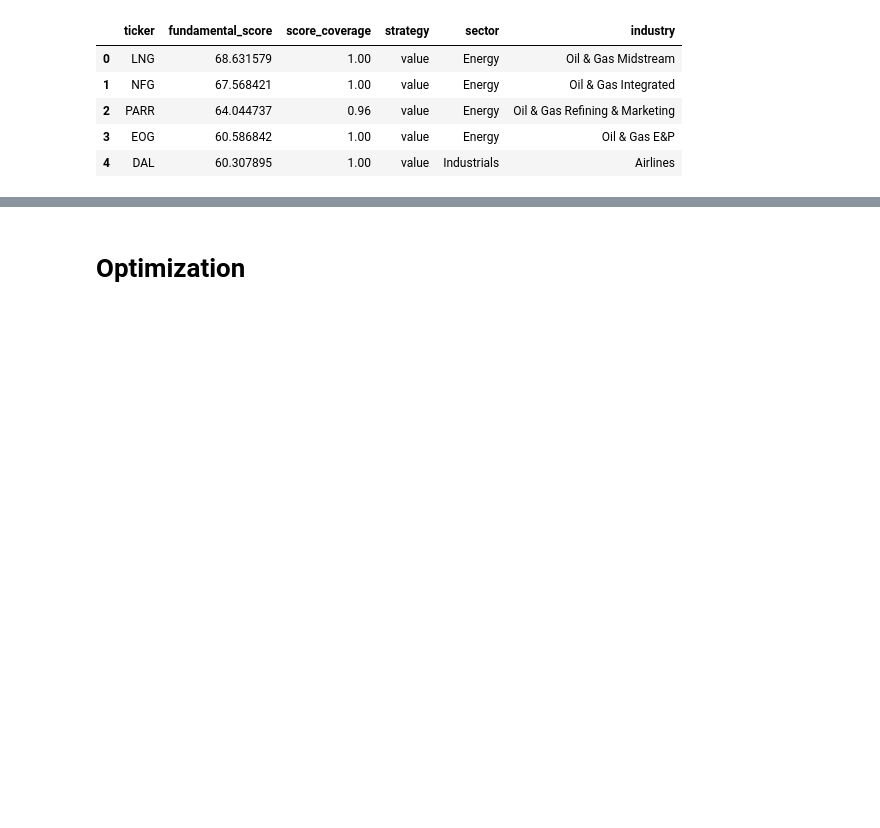
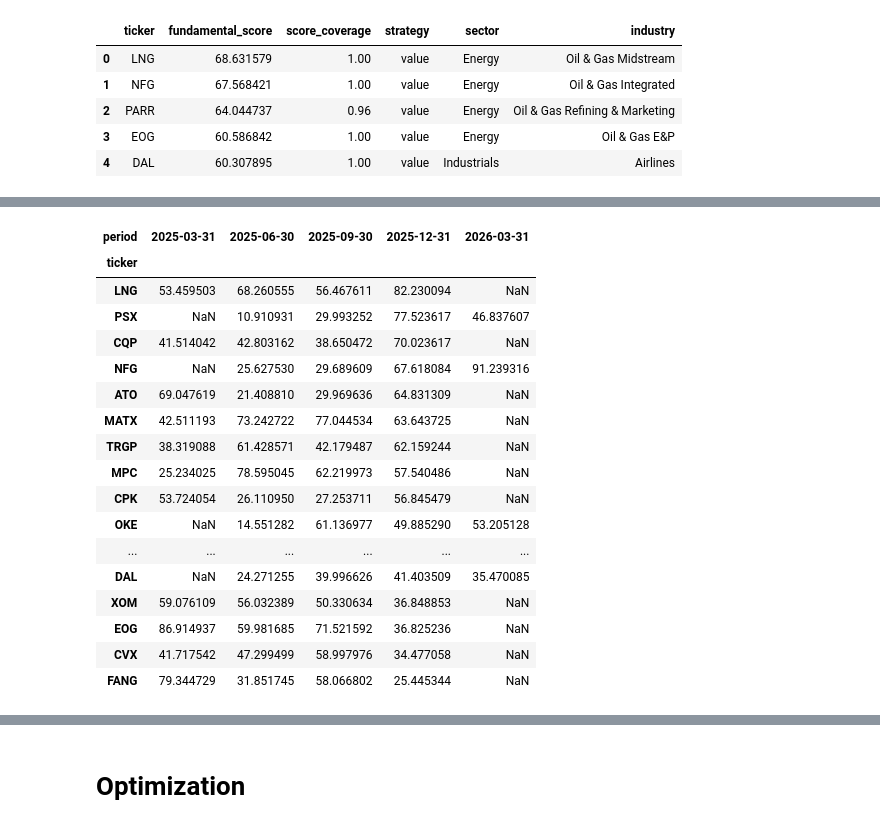
Before and after one commit to Rigobertoj/portafolios_inversion, a Jupyter notebook: research/08.20260501.energy_industry.ipynb, the cells around one changed output, grey strips where cells are left out. Saved outputs shown, nothing was run; the diff lists cells and outputs as text; code cells hidden in the pictures; blank space fills up the shorter version.

```diff
--- a/research/08.20260501.energy_industry.ipynb
+++ b/research/08.20260501.energy_industry.ipynb
@@ -282,0 +333,21 @@ report_value["selected"]
+# %%
+ranking_grow_evolution.sort_values(by = "2025-12-31", ascending=False)
+# %% [output]
+| period | 2025-03-31 | 2025-06-30 | 2025-09-30 | 2025-12-31 | 2026-03-31 |
+| ticker |  |  |  |  |  |
+| LNG | 53.459503 | 68.260555 | 56.467611 | 82.230094 | NaN |
+| PSX | NaN | 10.910931 | 29.993252 | 77.523617 | 46.837607 |
+| CQP | 41.514042 | 42.803162 | 38.650472 | 70.023617 | NaN |
+| NFG | NaN | 25.627530 | 29.689609 | 67.618084 | 91.239316 |
+| ATO | 69.047619 | 21.408810 | 29.969636 | 64.831309 | NaN |
+| MATX | 42.511193 | 73.242722 | 77.044534 | 63.643725 | NaN |
+| TRGP | 38.319088 | 61.428571 | 42.179487 | 62.159244 | NaN |
+| MPC | 25.234025 | 78.595045 | 62.219973 | 57.540486 | NaN |
+| CPK | 53.724054 | 26.110950 | 27.253711 | 56.845479 | NaN |
+| OKE | NaN | 14.551282 | 61.136977 | 49.885290 | 53.205128 |
+| ... | ... | ... | ... | ... | ... |
+| DAL | NaN | 24.271255 | 39.996626 | 41.403509 | 35.470085 |
+| XOM | 59.076109 | 56.032389 | 50.330634 | 36.848853 | NaN |
+| EOG | 86.914937 | 59.981685 | 71.521592 | 36.825236 | NaN |
+| CVX | 41.717542 | 47.299499 | 58.997976 | 34.477058 | NaN |
+| FANG | 79.344729 | 31.851745 | 58.066802 | 25.445344 | NaN |
```
Also changed, not shown: parts of 20 cells of this notebook, 5 other files.
